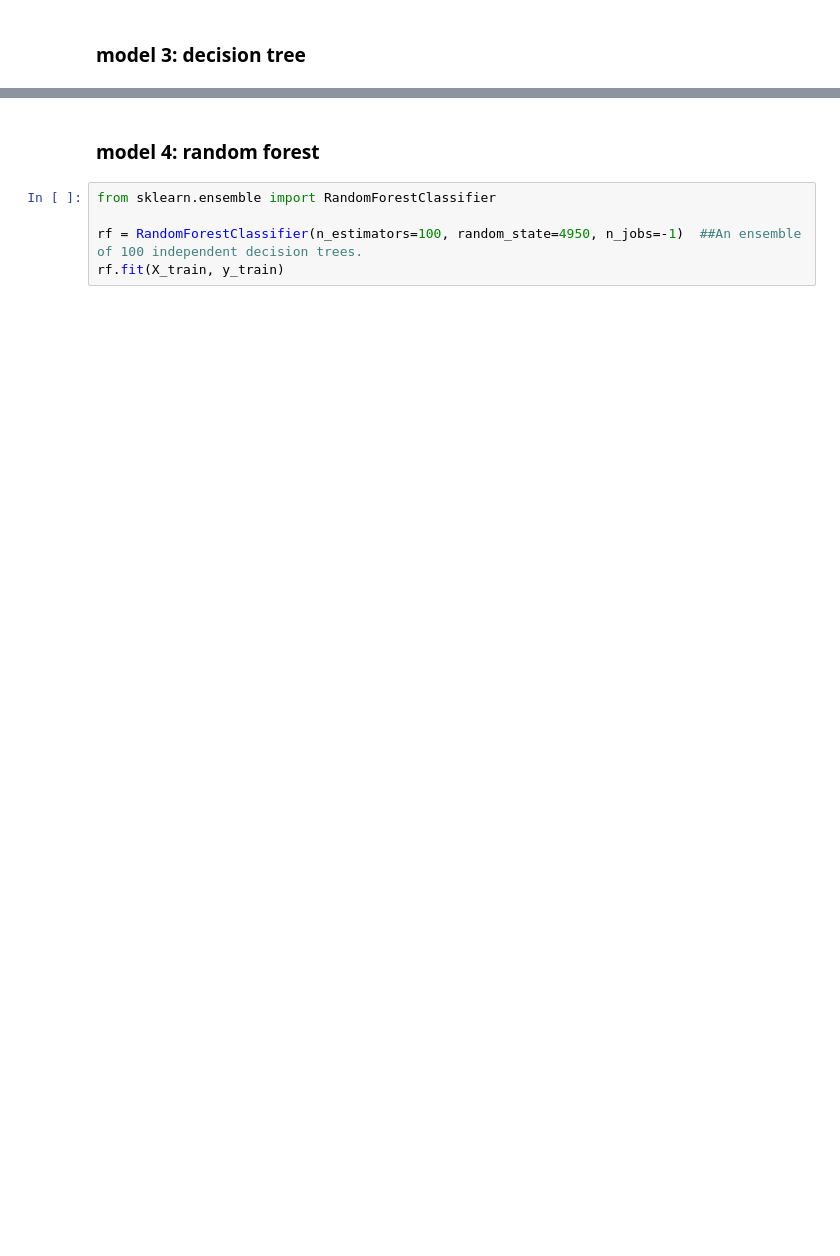
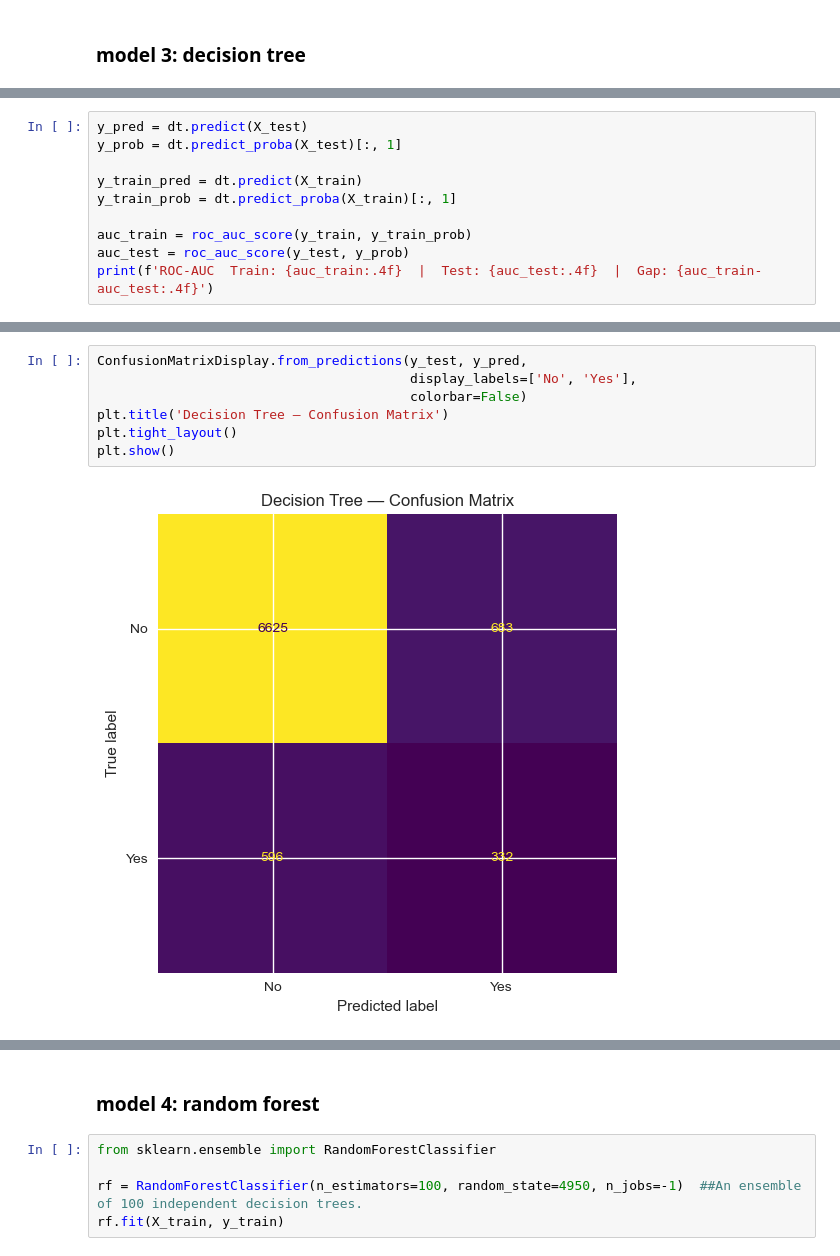
Before and after one commit to MTSU-DATA4950-Capstone-Spring2026/course-materials, a Jupyter notebook: demos/bank-marketing-classification/notebook/04_modeling_student.ipynb, the cells around one changed output, grey strips where cells are left out. Cells and saved outputs as stored; diff of their text form; blank space fills up the shorter version.

```diff
--- a/demos/bank-marketing-classification/notebook/04_modeling_student.ipynb
+++ b/demos/bank-marketing-classification/notebook/04_modeling_student.ipynb
@@ -169,0 +258,10 @@ dt.fit(X_train, y_train)
+# %%
+y_pred = dt.predict(X_test)
+y_prob = dt.predict_proba(X_test)[:, 1]
+
+y_train_pred = dt.predict(X_train)
+y_train_prob = dt.predict_proba(X_train)[:, 1]
+
+auc_train = roc_auc_score(y_train, y_train_prob)
+auc_test = roc_auc_score(y_test, y_prob)
+print(f'ROC-AUC  Train: {auc_train:.4f}  |  Test: {auc_test:.4f}  |  Gap: {auc_train-auc_test:.4f}')
@@ -169,0 +281,9 @@ dt.fit(X_train, y_train)
+# %%
+ConfusionMatrixDisplay.from_predictions(y_test, y_pred,
+                                        display_labels=['No', 'Yes'],
+                                        colorbar=False)
+plt.title('Decision Tree — Confusion Matrix')
+plt.tight_layout()
+plt.show()
+# %% [output]
+[figure, added]
```
Also changed, not shown: parts of 96 cells of this notebook, 1 other file.
